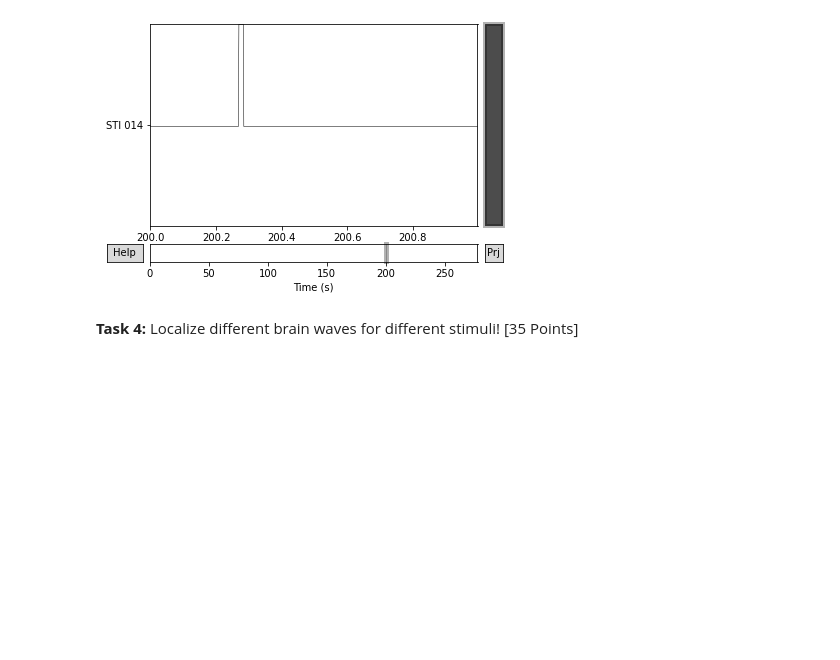
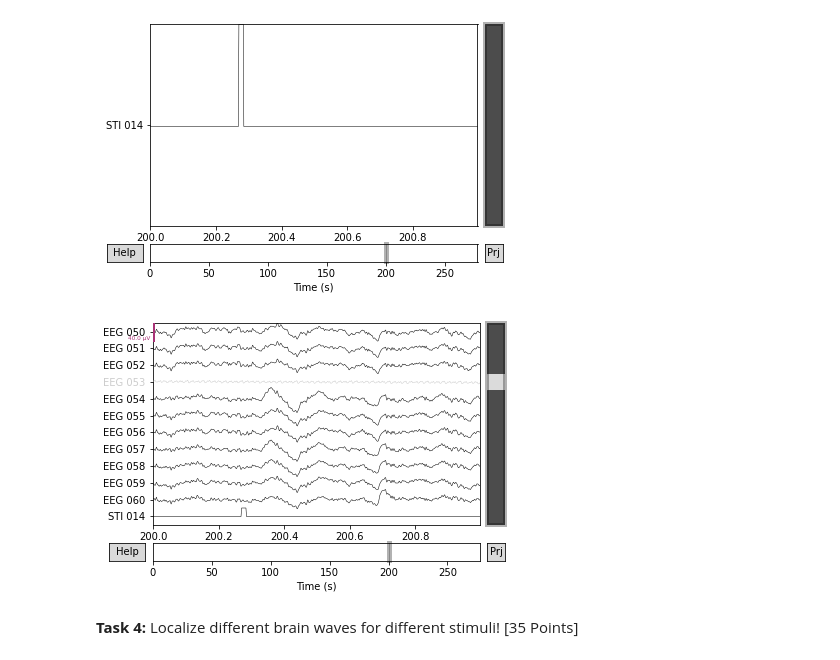
Before and after one commit to bostongfx/cs480student_2021, a Jupyter notebook: 02/CS480_Assignment_2.ipynb, the cells around one changed output. Drawn from its saved outputs; the diff is of its cells as text; code cells hidden in the pictures; blank space fills up the shorter version.

```diff
--- a/02/CS480_Assignment_2.ipynb
+++ b/02/CS480_Assignment_2.ipynb
@@ -73,6 +117,11 @@ stim = raw.plot(order=chan_idxs, start=200, duration=1)
 # %%
 # TODO Please combine the last two plots into one.
 # the plot should show EEG channels 50-60 and the stimulus channel together.
+# %%
+chan_idxs_50to60.extend(chan_idxs)
+combined_plot= raw.plot(order=chan_idxs_50to60, start=200, duration=1)
+# %% [output]
+[figure, added]
 # %%
 # TODO Please estimate the time between stimulus and brain activity.
 # TODO: YOUR ANSWER
```
Also changed, not shown: parts of 6 cells of this notebook.
